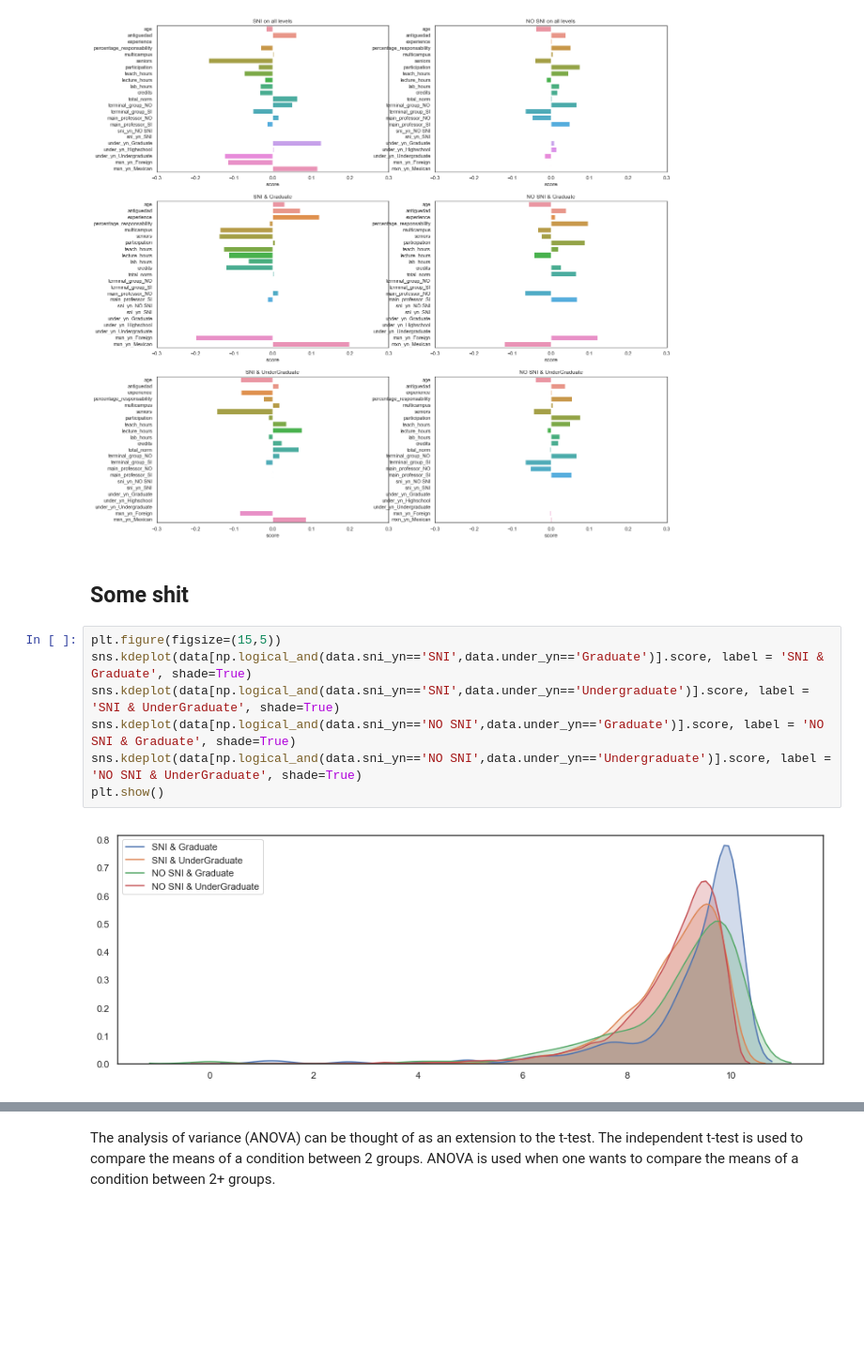
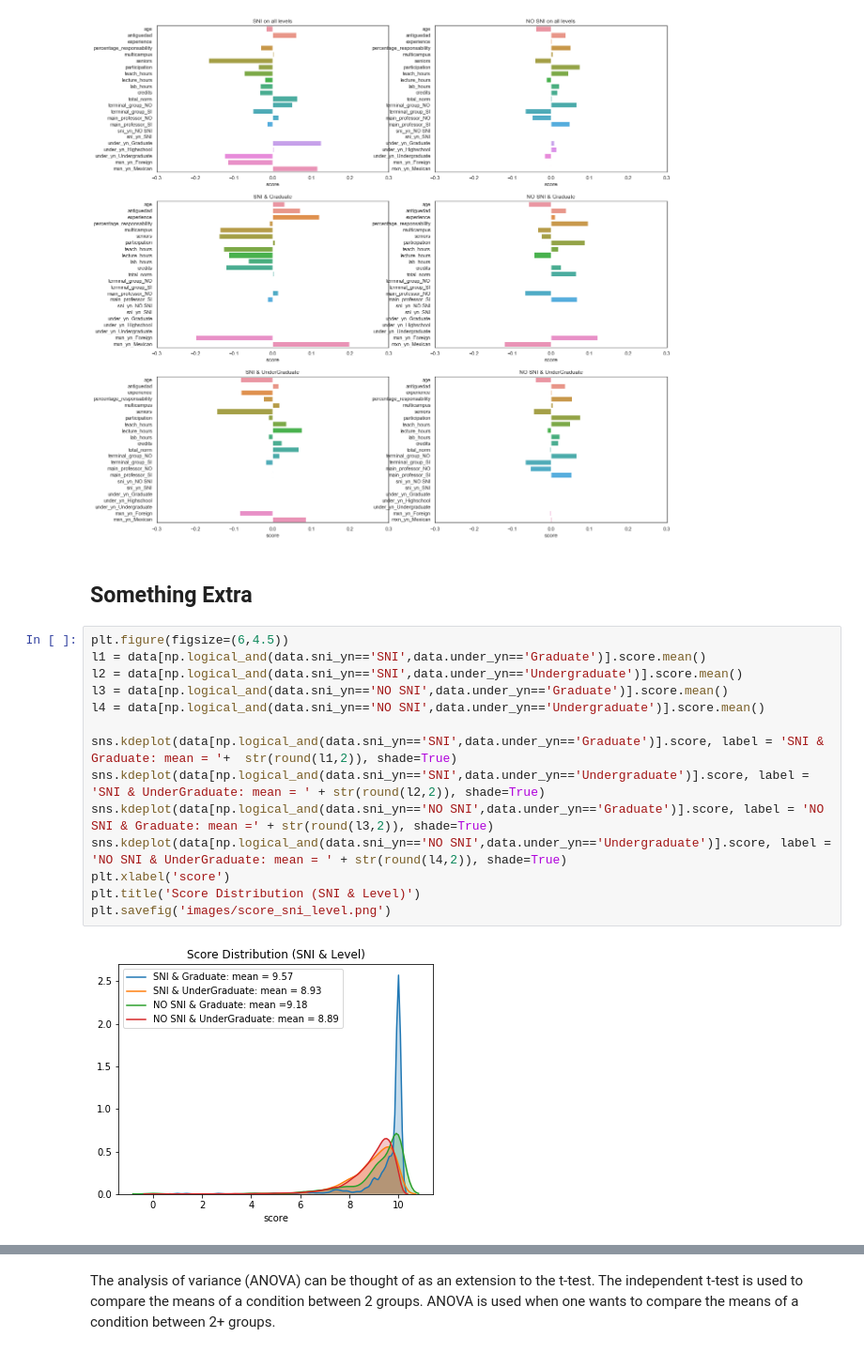
Before and after one commit to luissedas/da-project, a Jupyter notebook: DA-FinalProject.ipynb, the cells around one changed output, grey strips where cells are left out. Shown at 94% size. Drawn from its saved outputs; the diff is of its cells as text; blank space fills up the shorter version.

```diff
--- a/DA-FinalProject.ipynb
+++ b/DA-FinalProject.ipynb
@@ -339,14 +340,21 @@ sns.barplot(y = y_index, x = values_cor, orient='h');plt.xlim((-0.3,0.3));plt.ti
 plt.show()
 # %% [output]
 [figure]
-# %% [markdown]
-## Some shit
+# %% [markdown]
+## Something Extra
 # %%
-plt.figure(figsize=(15,5))
-sns.kdeplot(data[np.logical_and(data.sni_yn=='SNI',data.under_yn=='Graduate')].score, label = 'SNI & Graduate', shade=True)
-sns.kdeplot(data[np.logical_and(data.sni_yn=='SNI',data.under_yn=='Undergraduate')].score, label = 'SNI & UnderGraduate', shade=True)
-sns.kdeplot(data[np.logical_and(data.sni_yn=='NO SNI',data.under_yn=='Graduate')].score, label = 'NO SNI & Graduate', shade=True)
-sns.kdeplot(data[np.logical_and(data.sni_yn=='NO SNI',data.under_yn=='Undergraduate')].score, label = 'NO SNI & UnderGraduate', shade=True)
-plt.show()
+plt.figure(figsize=(6,4.5))
+l1 = data[np.logical_and(data.sni_yn=='SNI',data.under_yn=='Graduate')].score.mean()
+l2 = data[np.logical_and(data.sni_yn=='SNI',data.under_yn=='Undergraduate')].score.mean()
+l3 = data[np.logical_and(data.sni_yn=='NO SNI',data.under_yn=='Graduate')].score.mean()
+l4 = data[np.logical_and(data.sni_yn=='NO SNI',data.under_yn=='Undergraduate')].score.mean()
+
+sns.kdeplot(data[np.logical_and(data.sni_yn=='SNI',data.under_yn=='Graduate')].score, label = 'SNI & Graduate: mean = '+  str(round(l1,2)), shade=True)
+sns.kdeplot(data[np.logical_and(data.sni_yn=='SNI',data.under_yn=='Undergraduate')].score, label = 'SNI & UnderGraduate: mean = ' + str(round(l2,2)), shade=True)
+sns.kdeplot(data[np.logical_and(data.sni_yn=='NO SNI',data.under_yn=='Graduate')].score, label = 'NO SNI & Graduate: mean =' + str(round(l3,2)), shade=True)
+sns.kdeplot(data[np.logical_and(data.sni_yn=='NO SNI',data.under_yn=='Undergraduate')].score, label = 'NO SNI & UnderGraduate: mean = ' + str(round(l4,2)), shade=True)
+plt.xlabel('score')
+plt.title('Score Distribution (SNI & Level)')
+plt.savefig('images/score_sni_level.png')
 # %% [output]
-[figure, old version]
+[figure, new version]
```
Also changed, not shown: parts of 87 cells of this notebook.
